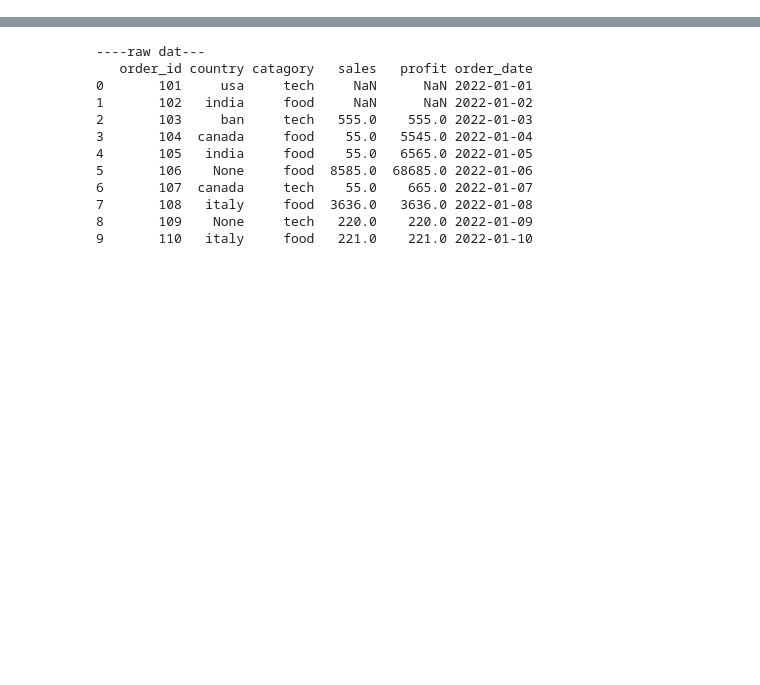
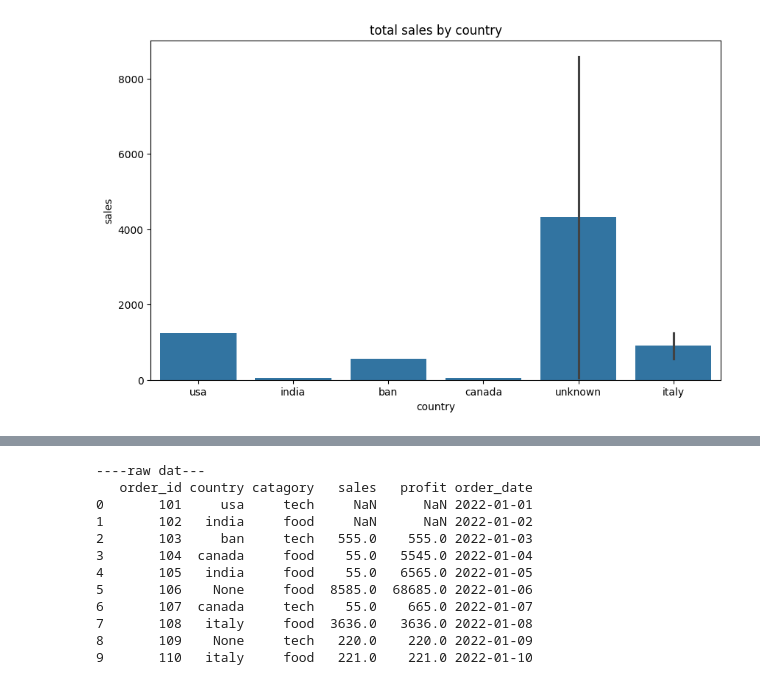
Before and after one commit to mdsamim1992hatia-cell/BMI-CAL, a Jupyter notebook: Untitled232.ipynb, the cells around one changed output, grey strips where cells are left out. Drawn from its saved outputs; the diff is of its cells as text; code cells hidden in the pictures; blank space fills up the shorter version.

```diff
--- a/Untitled232.ipynb
+++ b/Untitled232.ipynb
@@ -7,0 +99,5 @@ import seaborn as sns
+# %%
+df['customers'].fillna('unknown',inplace=True)
+df['sales'].fillna(df['sales'].mean(),inplace=True)
+df['catagory'].fillna('unknown',inplace=True)
+df['country'].fillna('unknown',inplace=True)
@@ -7,0 +133,3 @@ import seaborn as sns
+# %%
+df['country']=df['country'].fillna('unknown')
+print(df)
@@ -7,0 +148,3 @@ import seaborn as sns
+# %%
+df['customers']=df['customers'].fillna('unknown')
+print(df)
@@ -7,0 +163,3 @@ import seaborn as sns
+# %%
+df['sales']=df['sales'].fillna(df['sales'].mean())
+print(df)
@@ -7,0 +210,9 @@ import seaborn as sns
+# %%
+plt.figure(figsize=(10,6))
+sns.barplot(x='country',y='sales',data=df)
+plt.xlabel('country')
+plt.ylabel('sales')
+plt.title('total sales by country')
+plt.show()
+# %% [output]
+[figure, added]
```
Also changed, not shown: parts of 98 cells of this notebook.
